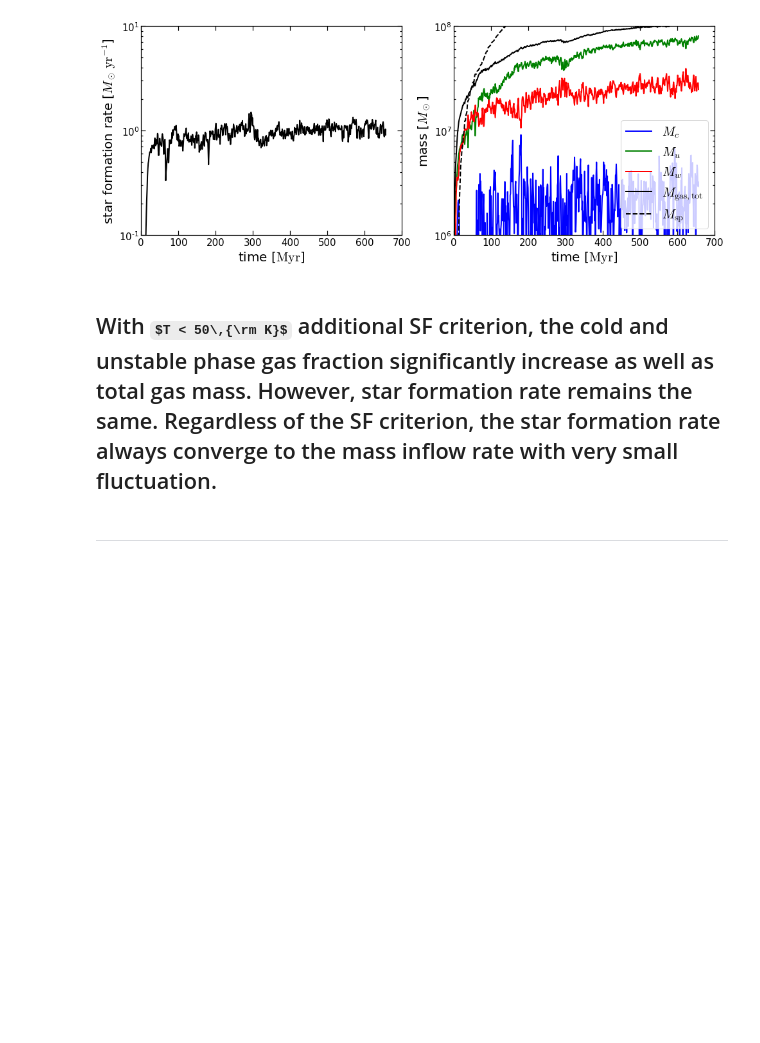
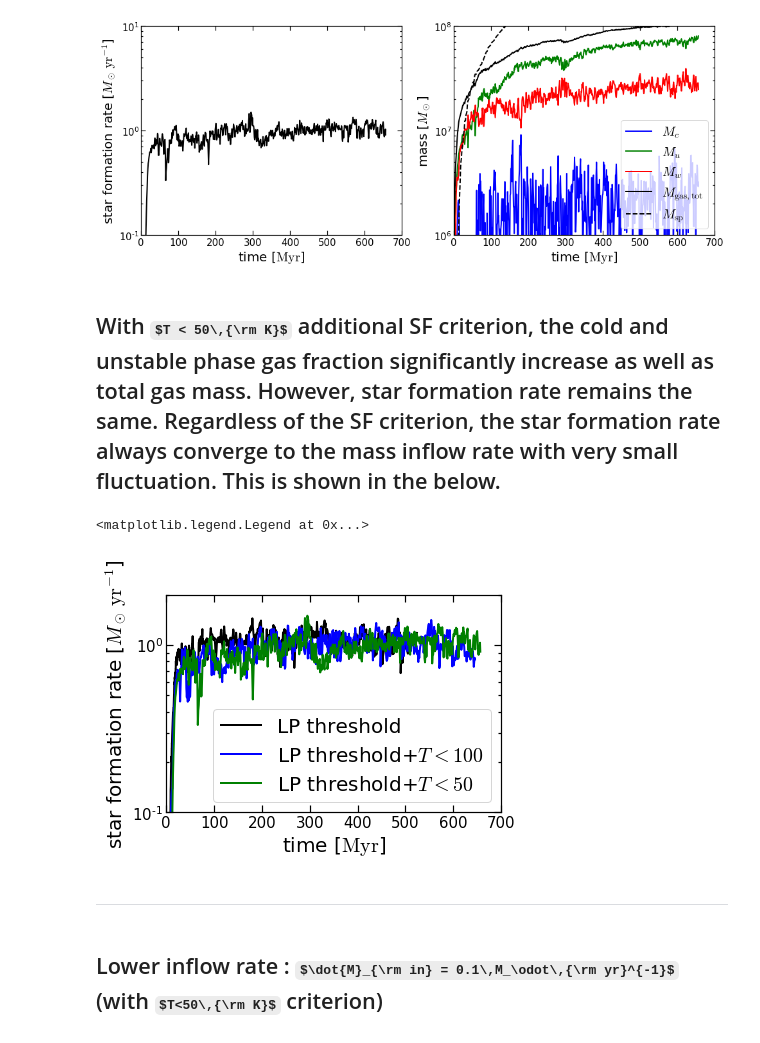
Before and after one commit to aviator24/pygc, a Jupyter notebook: notebook/TIGRESS_galcen.ipynb, the cells around one changed output. Cells and saved outputs as stored; diff of their text form; code cells hidden in the pictures; some formulas as TeX source; blank space fills up the shorter version.

```diff
--- a/notebook/TIGRESS_galcen.ipynb
+++ b/notebook/TIGRESS_galcen.ipynb
@@ -476,6 +476,41 @@ ax[1].legend()
 <matplotlib.legend.Legend at 0x...>
 [figure]
 # %% [markdown]
-## With $T < 50\,{\rm K}$ additional SF criterion, the cold and unstable phase gas fraction significantly increase as well as total gas mass. However, star formation rate remains the same. Regardless of the SF criterion, the star formation rate always converge to the mass inflow rate with very small fluctuation.
+## With $T < 50\,{\rm K}$ additional SF criterion, the cold and unstable phase gas fraction significantly increase as well as total gas mass. However, star formation rate remains the same. Regardless of the SF criterion, the star formation rate always converge to the mass inflow rate with very small fluctuation. This is shown in the below.
+# %%
+model="M1_4pc"
+hst=np.loadtxt(base+model+"/joined/id0/gc.hst")
+Lx=600; Ly=600; Lz=1200
+vol=Lx*Ly*Lz
+t = hst[:,0]*unit['time']
+sigsfr = hst[:,54]*u.M_sun/u.Myr/u.pc**2
+sfr = (sigsfr*Lx*Ly*u.pc**2).to(u.M_sun/u.yr)
+plt.semilogy(t,sfr,label="LP threshold")
+model="M1_4pc_Tth100"
+hst=np.loadtxt(base+model+"/joined/id0/gc.hst")
+Lx=600; Ly=600; Lz=1200
+vol=Lx*Ly*Lz
+t = hst[:,0]*unit['time']
+sigsfr = hst[:,54]*u.M_sun/u.Myr/u.pc**2
+sfr = (sigsfr*Lx*Ly*u.pc**2).to(u.M_sun/u.yr)
+plt.semilogy(t,sfr,label="LP threshold+"+r"$T<100$")
+model="M1_4pc_Tth50"
+hst=np.loadtxt(base+model+"/joined/id0/gc.hst")
+Lx=600; Ly=600; Lz=1200
+vol=Lx*Ly*Lz
+t = hst[:,0]*unit['time']
+sigsfr = hst[:,54]*u.M_sun/u.Myr/u.pc**2
+sfr = (sigsfr*Lx*Ly*u.pc**2).to(u.M_sun/u.yr)
+plt.semilogy(t,sfr,label="LP threshold+"+r"$T<50$")
+plt.xlim(0,700)
+plt.ylim(1e-1,2e0)
+plt.xlabel("time ["+r"${\rm Myr}$"+"]")
+plt.ylabel("star formation rate ["+r"$M_\odot\,{\rm yr}^{-1}$"+"]")
+plt.legend(fontsize=20)
+# %% [output]
+<matplotlib.legend.Legend at 0x...>
+[figure, added]
 # %% [markdown]
 ___
+# %% [markdown]
+## Lower inflow rate : $\dot{M}_{\rm in} = 0.1\,M_\odot\,{\rm yr}^{-1}$ (with $T<50\,{\rm K}$ criterion)
```
Also changed, not shown: parts of 17 cells of this notebook.
